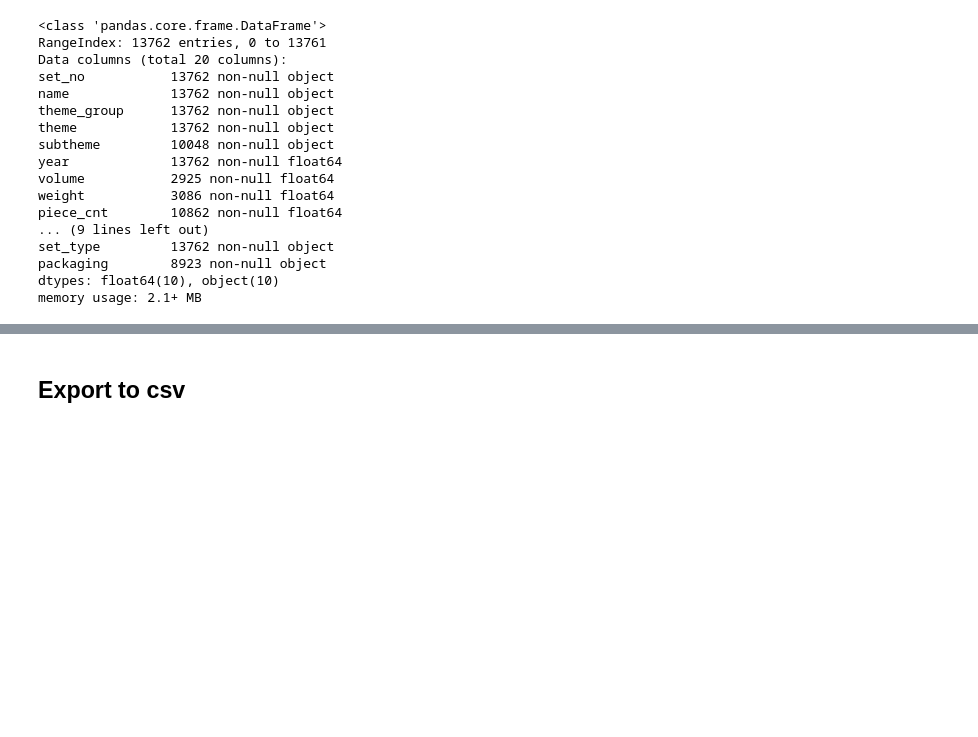
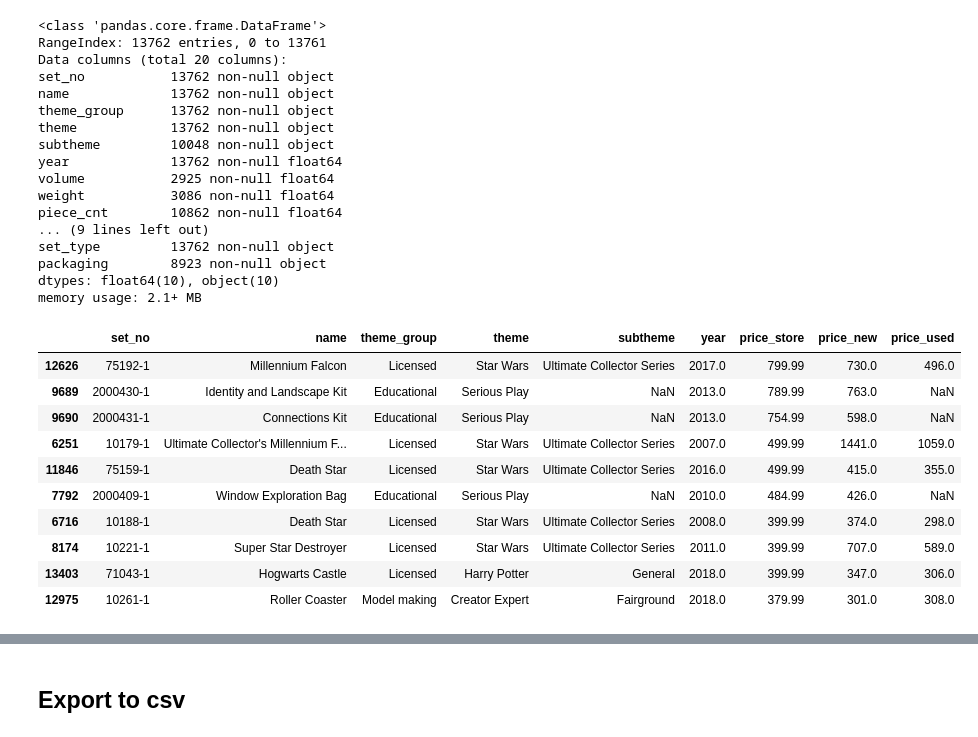
Before and after one commit to NathanVenos/Classifying_LEGO_Value_Retention, a Jupyter notebook: clean_features/brickset_set_clean.ipynb, the cells around one changed output, grey strips where cells are left out. Saved outputs shown, nothing was run; the diff lists cells and outputs as text; code cells hidden in the pictures; blank space fills up the shorter version.

```diff
--- a/clean_features/brickset_set_clean.ipynb
+++ b/clean_features/brickset_set_clean.ipynb
@@ -478,3 +478,20 @@ set_type         13762 non-null object
 packaging        8923 non-null object
 dtypes: float64(10), object(10)
 memory usage: 2.1+ MB
+# %%
+# most expensive set
+
+set_clean_df.sort_values('price_store', ascending=False)[
+    ['set_no', 'name', 'theme_group', 'theme', 'subtheme', 'year', 'price_store', 'price_new', 'price_used']].head(10)
+# %% [output]
+|  | set_no | name | theme_group | theme | subtheme | year | price_store | price_new | price_used |
+| 12626 | 75192-1 | Millennium Falcon | Licensed | Star Wars | Ultimate Collector Series | 2017.0 | 799.99 | 730.0 | 496.0 |
+| 9689 | 2000430-1 | Identity and Landscape Kit | Educational | Serious Play | NaN | 2013.0 | 789.99 | 763.0 | NaN |
+| 9690 | 2000431-1 | Connections Kit | Educational | Serious Play | NaN | 2013.0 | 754.99 | 598.0 | NaN |
+| 6251 | 10179-1 | Ultimate Collector's Millennium F... | Licensed | Star Wars | Ultimate Collector Series | 2007.0 | 499.99 | 1441.0 | 1059.0 |
+| 11846 | 75159-1 | Death Star | Licensed | Star Wars | Ultimate Collector Series | 2016.0 | 499.99 | 415.0 | 355.0 |
+| 7792 | 2000409-1 | Window Exploration Bag | Educational | Serious Play | NaN | 2010.0 | 484.99 | 426.0 | NaN |
+| 6716 | 10188-1 | Death Star | Licensed | Star Wars | Ultimate Collector Series | 2008.0 | 399.99 | 374.0 | 298.0 |
+| 8174 | 10221-1 | Super Star Destroyer | Licensed | Star Wars | Ultimate Collector Series | 2011.0 | 399.99 | 707.0 | 589.0 |
+| 13403 | 71043-1 | Hogwarts Castle | Licensed | Harry Potter | General | 2018.0 | 399.99 | 347.0 | 306.0 |
+| 12975 | 10261-1 | Roller Coaster | Model making | Creator Expert | Fairground | 2018.0 | 379.99 | 301.0 | 308.0 |
```
Also changed, not shown: parts of 2 cells of this notebook, 3 other files.
